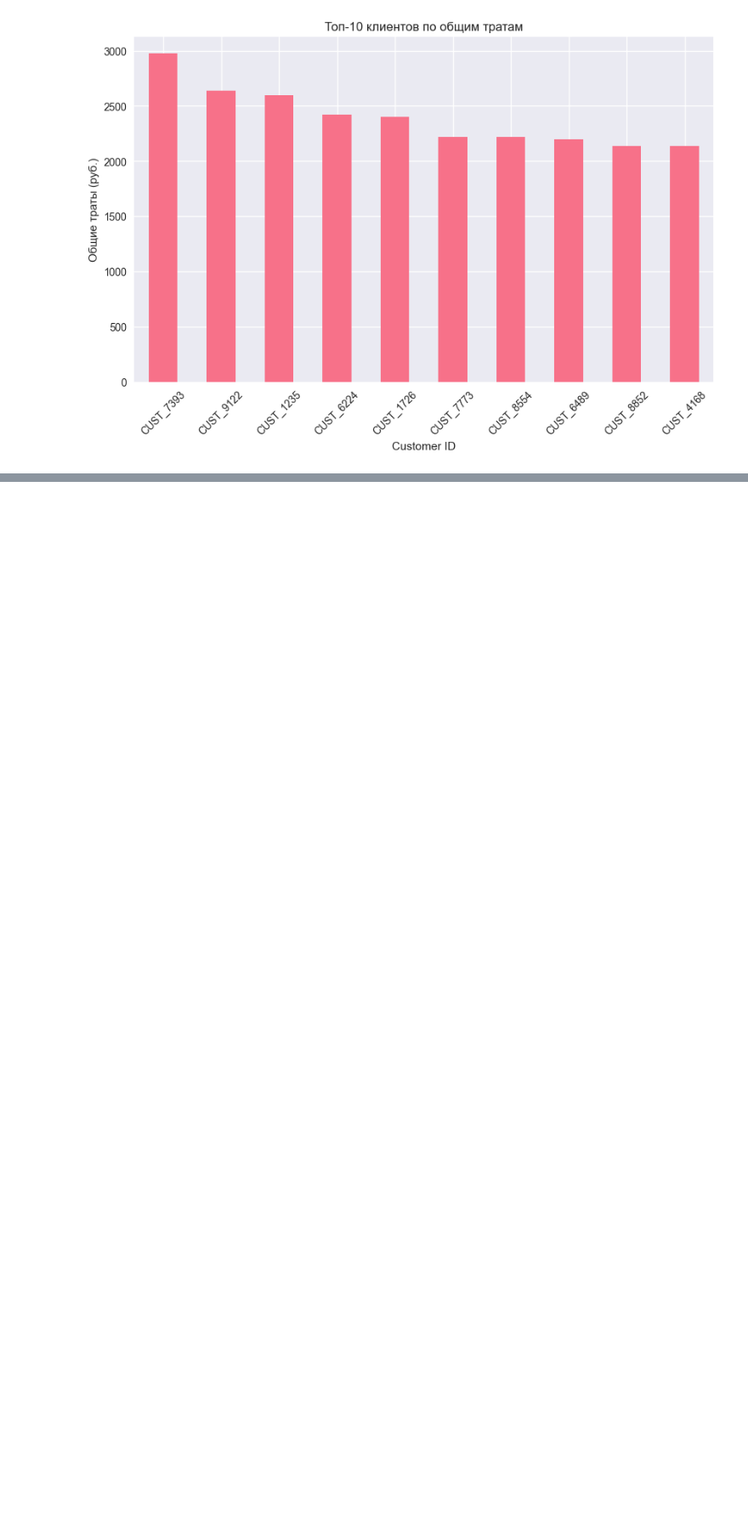
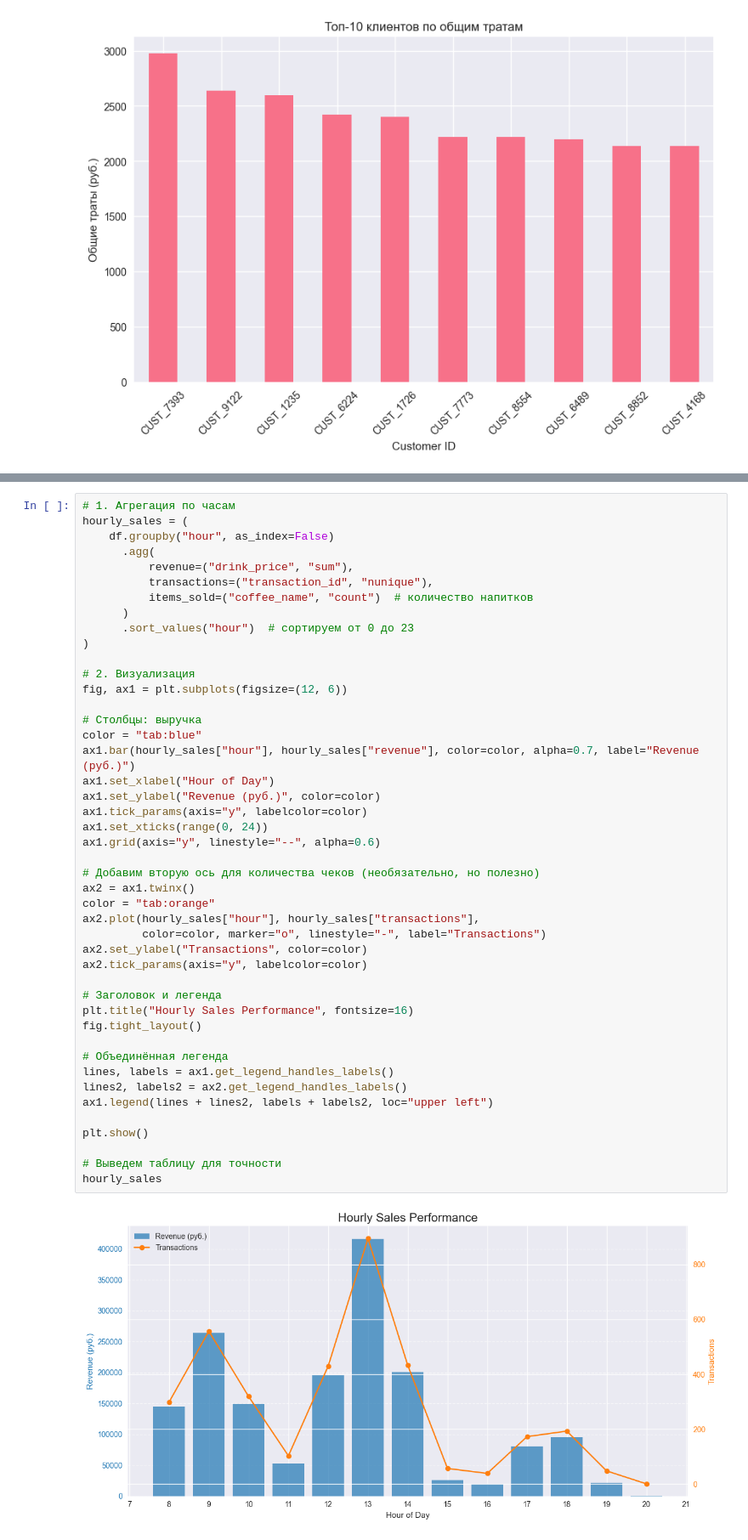
Before and after one commit to OlegPicPulse/beanpath-core, a Jupyter notebook: notebooks/2025-11-05_analysis_and_viz.ipynb, the cells around one changed output, grey strips where cells are left out. Shown at 85% size. Saved outputs shown, nothing was run; the diff lists cells and outputs as text; blank space fills up the shorter version.

```diff
--- a/notebooks/2025-11-05_analysis_and_viz.ipynb
+++ b/notebooks/2025-11-05_analysis_and_viz.ipynb
@@ -509,0 +514,47 @@ CUST_4168         2140.0                 4     535.00
+# %%
+# 1. Агрегация по часам
+hourly_sales = (
+    df.groupby("hour", as_index=False)
+      .agg(
+          revenue=("drink_price", "sum"),
+          transactions=("transaction_id", "nunique"),
+          items_sold=("coffee_name", "count")  # количество напитков
+      )
+      .sort_values("hour")  # сортируем от 0 до 23
+)
+
+# 2. Визуализация
+fig, ax1 = plt.subplots(figsize=(12, 6))
+
+# Столбцы: выручка
+color = "tab:blue"
+ax1.bar(hourly_sales["hour"], hourly_sales["revenue"], color=color, alpha=0.7, label="Revenue (руб.)")
+ax1.set_xlabel("Hour of Day")
+ax1.set_ylabel("Revenue (руб.)", color=color)
+ax1.tick_params(axis="y", labelcolor=color)
+ax1.set_xticks(range(0, 24))
+ax1.grid(axis="y", linestyle="--", alpha=0.6)
+
+# Добавим вторую ось для количества чеков (необязательно, но полезно)
+ax2 = ax1.twinx()
+color = "tab:orange"
+ax2.plot(hourly_sales["hour"], hourly_sales["transactions"],
+         color=color, marker="o", linestyle="-", label="Transactions")
+ax2.set_ylabel("Transactions", color=color)
+ax2.tick_params(axis="y", labelcolor=color)
+
+# Заголовок и легенда
+plt.title("Hourly Sales Performance", fontsize=16)
+fig.tight_layout()
+
+# Объединённая легенда
+lines, labels = ax1.get_legend_handles_labels()
+lines2, labels2 = ax2.get_legend_handles_labels()
+ax1.legend(lines + lines2, labels + labels2, loc="upper left")
+
+plt.show()
+
+# Выведем таблицу для точности
+hourly_sales
+# %% [output]
+[figure, added]
```
Also changed, not shown: parts of 3 cells of this notebook, 7 other files.
